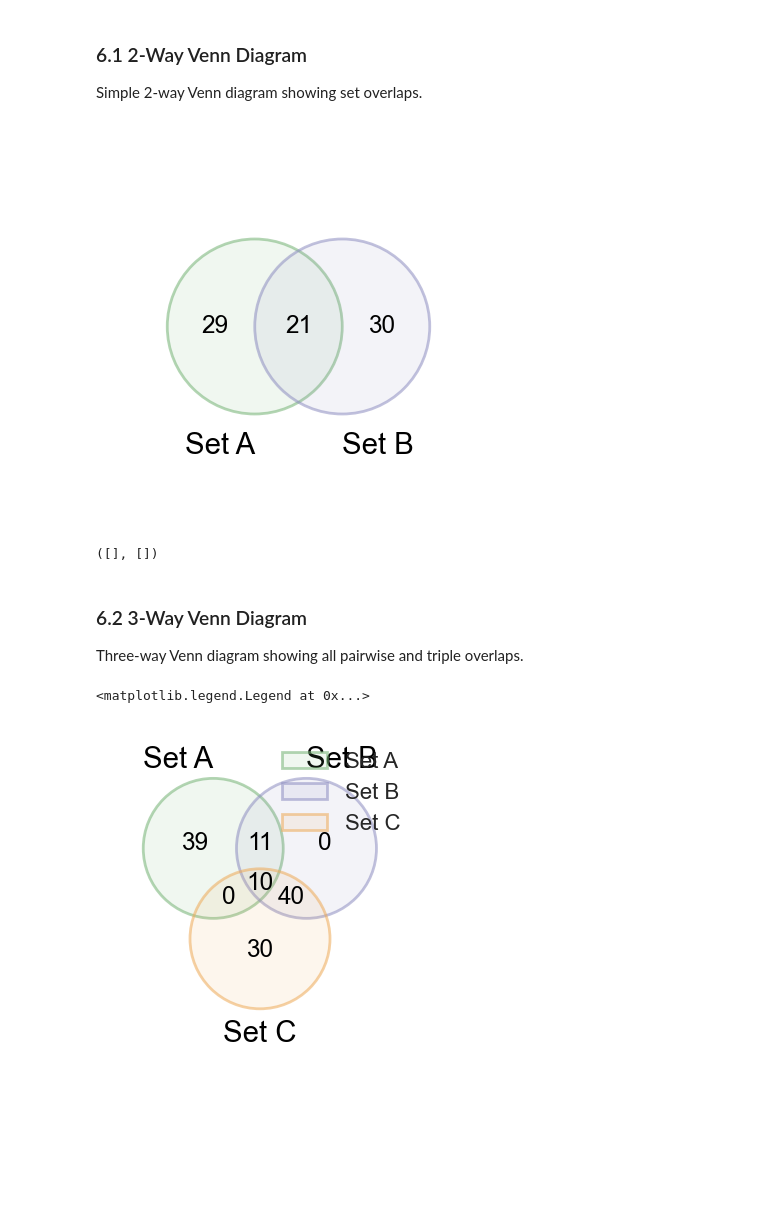
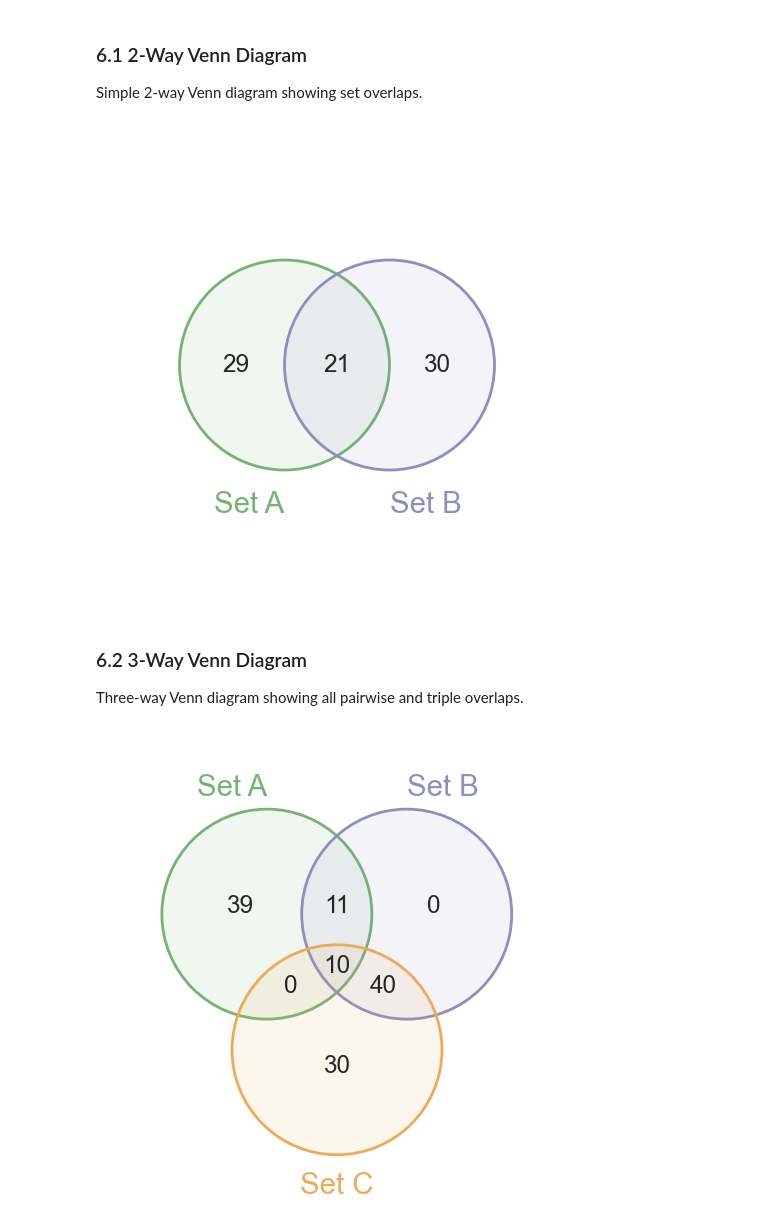
Before and after one commit to jorgebotas/prettyplot, a Jupyter notebook: examples.ipynb, the cells around one changed output. Cells and saved outputs as stored; diff of their text form; code cells hidden in the pictures; blank space fills up the shorter version.

```diff
--- a/examples.ipynb
+++ b/examples.ipynb
@@ -620,15 +621,10 @@ fig, ax = pp.venn(
     sets=[set1, set2],
     labels=['Set A', 'Set B'],
     colors=pp.get_palette('pastel_categorical', n_colors=2),
-    figsize=(10, 5),
+    figsize=(6, 6)
 )
 # %% [output]
-[figure, old version]
+[figure, new version]
-# %%
-handles, labels = ax.get_legend_handles_labels()
-handles, labels
-# %% [output]
-([], [])
 # %% [markdown]
 ### 6.2 3-Way Venn Diagram
 
@@ -636,15 +632,15 @@ Three-way Venn diagram showing all pairwise and triple overlaps.
 # %%
 # Create three sets
 setA = set(range(1, 61))     # 1-60
 setB = set(range(40, 101))   # 40-100
 setC = set(range(51, 131))   # 70-130
 
 # Create 3-way Venn
 fig, ax = pp.venn(
     sets=[setA, setB, setC],
     labels=['Set A', 'Set B', 'Set C'],
     colors=pp.get_palette('pastel_categorical', n_colors=3),
+    figsize=(6, 6)
 )
 # %% [output]
-<matplotlib.legend.Legend at 0x...>
-[figure, old version]
+[figure, new version]
```
Also changed, not shown: parts of 8 cells of this notebook, 5 other files.
